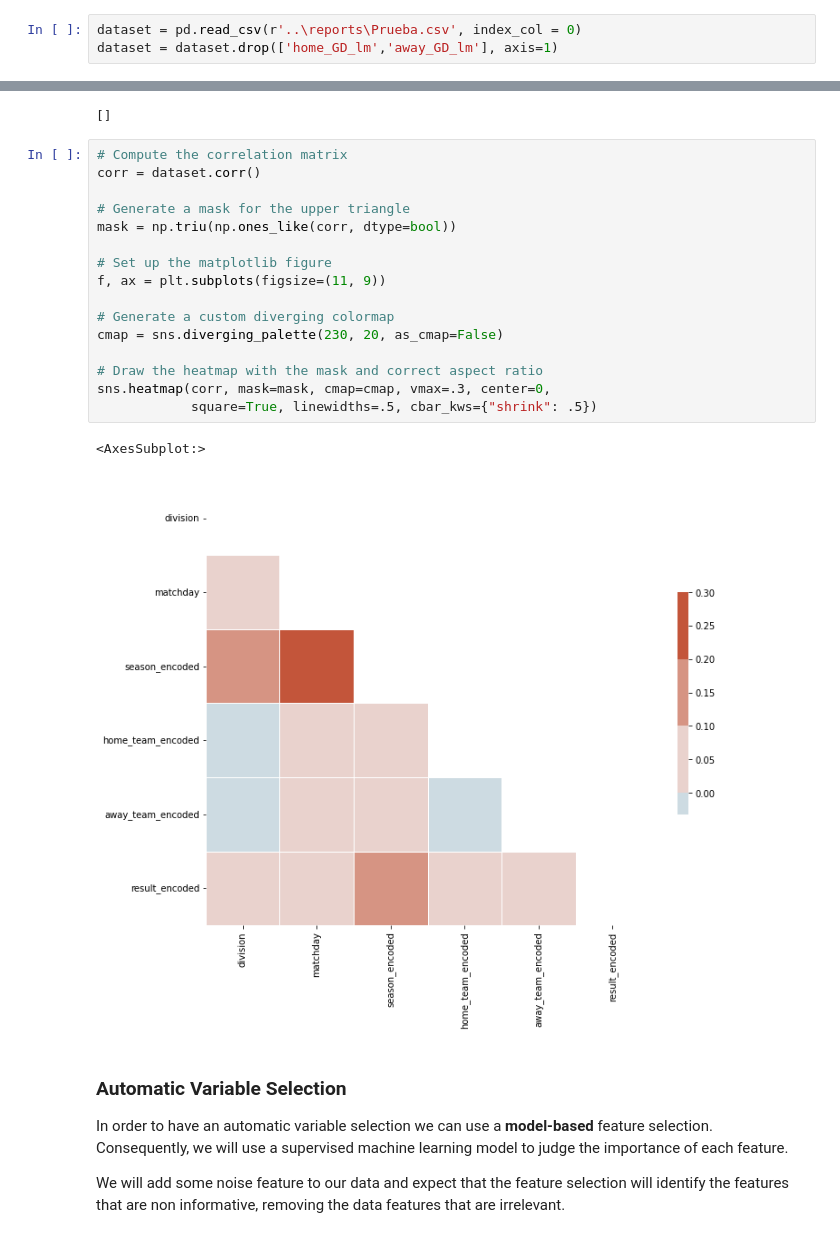
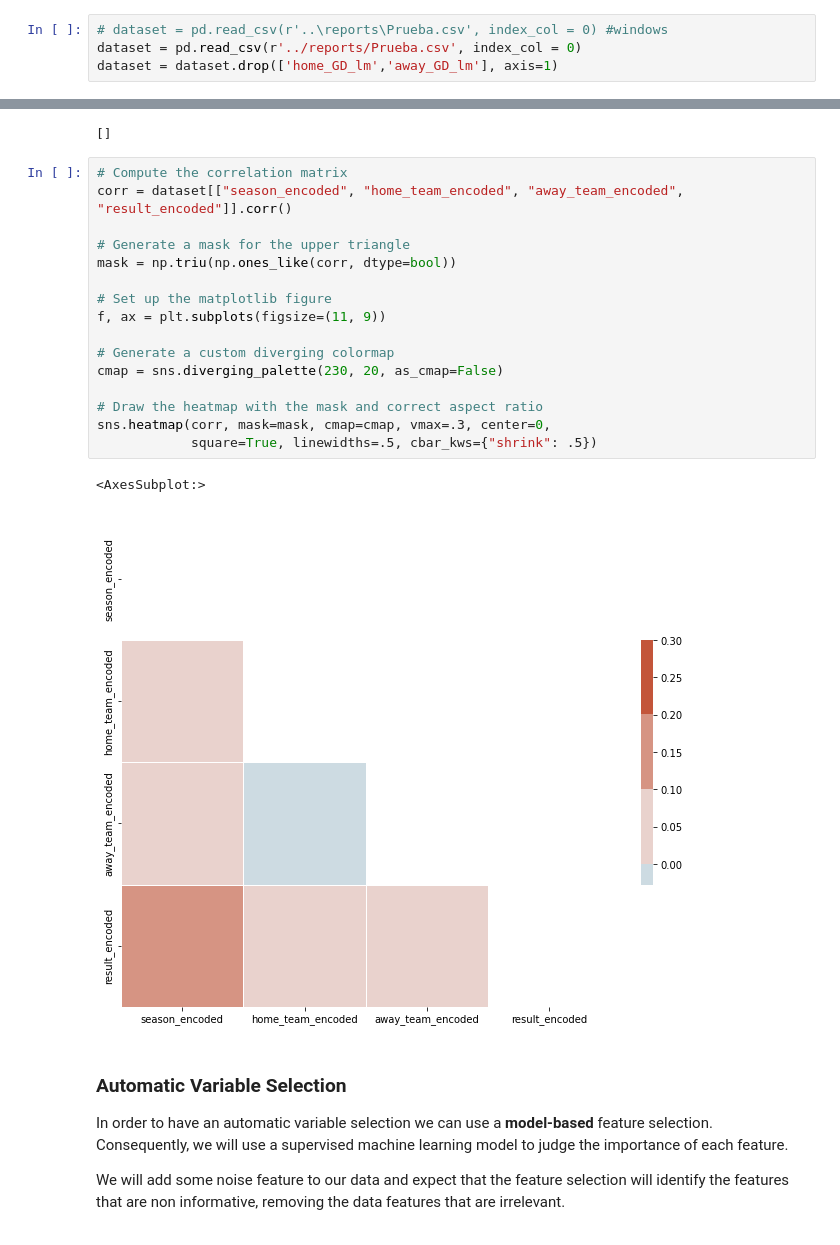
Before and after one commit to joseb061/Master-projects, a Jupyter notebook: Python-quiniela/analysis/Machine Learning.ipynb, the cells around one changed output, grey strips where cells are left out. Saved outputs shown, nothing was run; the diff lists cells and outputs as text.

Commit message:
dataset

```diff
--- a/Python-quiniela/analysis/Machine Learning.ipynb
+++ b/Python-quiniela/analysis/Machine Learning.ipynb
@@ -35,7 +35,8 @@ In this section we import our dataset (already processed and encoded) and check
 The features we are interested in have to be as independent as possible from each other. Therefore, we are going to
 make sure that we don't have any correlated columns with a value higher than .95
 # %%
-dataset = pd.read_csv(r'..\reports\Prueba.csv', index_col = 0)
+# dataset = pd.read_csv(r'..\reports\Prueba.csv', index_col = 0) #windows
+dataset = pd.read_csv(r'../reports/Prueba.csv', index_col = 0)
 dataset = dataset.drop(['home_GD_lm','away_GD_lm'], axis=1)
 # %%
 for col in ["season", "home_team", "away_team", "result"]:
@@ -67,23 +68,23 @@ print(); print(to_drop)
 []
 # %%
 # Compute the correlation matrix
-corr = dataset.corr()
+corr = dataset[["season_encoded", "home_team_encoded", "away_team_encoded", "result_encoded"]].corr()
 
 # Generate a mask for the upper triangle
 mask = np.triu(np.ones_like(corr, dtype=bool))
 
 # Set up the matplotlib figure
 f, ax = plt.subplots(figsize=(11, 9))
 
 # Generate a custom diverging colormap
 cmap = sns.diverging_palette(230, 20, as_cmap=False)
 
 # Draw the heatmap with the mask and correct aspect ratio
 sns.heatmap(corr, mask=mask, cmap=cmap, vmax=.3, center=0,
             square=True, linewidths=.5, cbar_kws={"shrink": .5})
 # %% [output]
 <AxesSubplot:>
-[figure, old version]
+[figure, new version]
 # %% [markdown]
 ### Automatic Variable Selection
 In order to have an automatic variable selection we can use a **model-based** feature selection. Consequently, we will use a supervised machine learning model to judge the importance of each feature.
```
Also changed, not shown: 1 other file.
